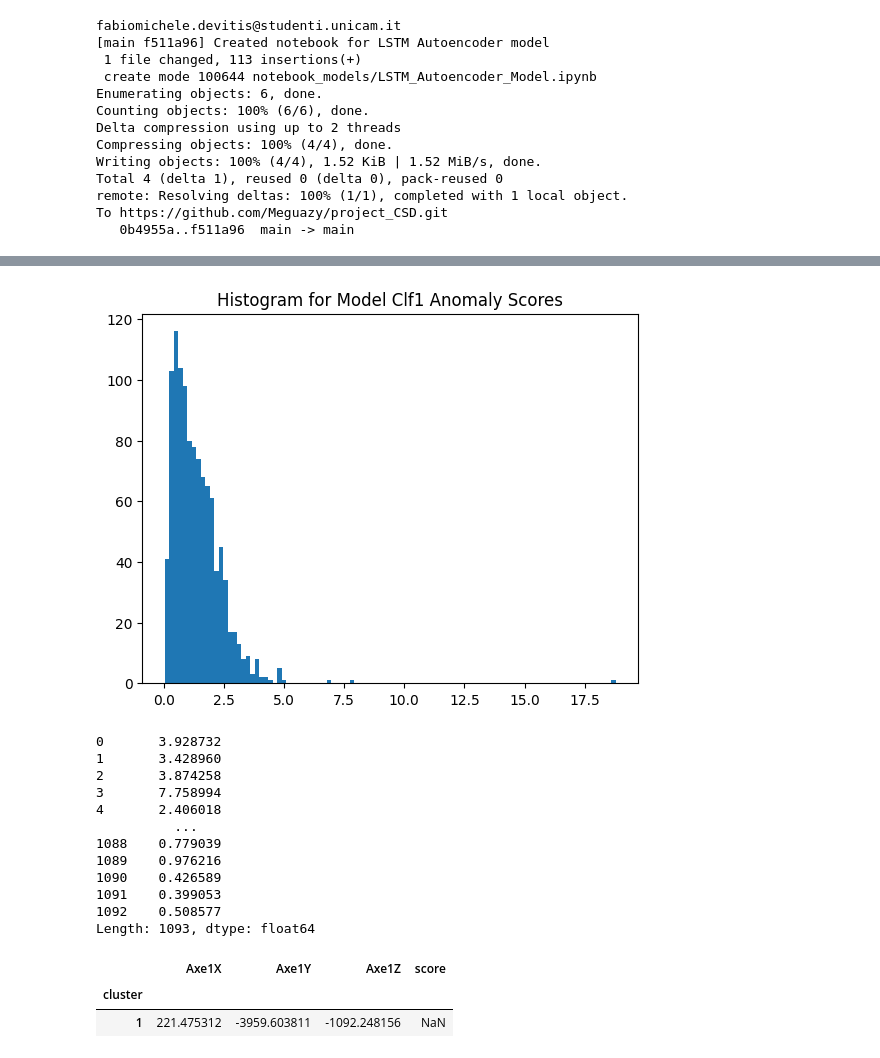
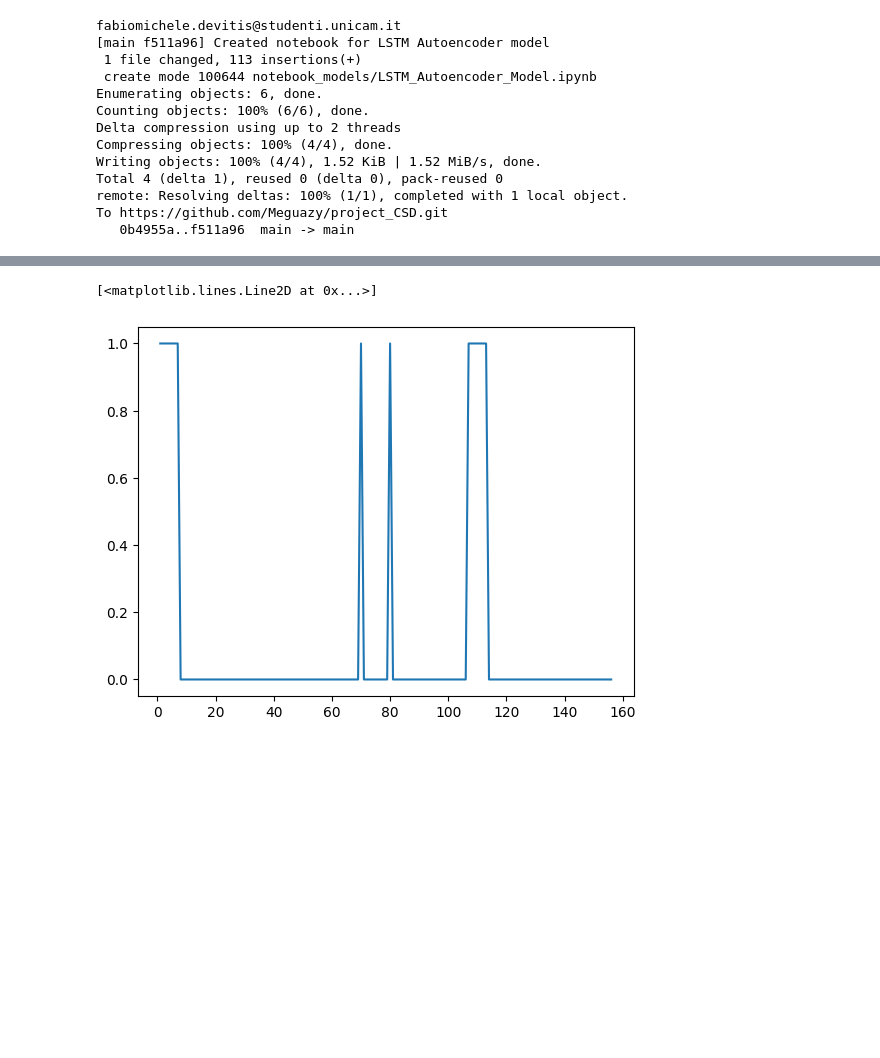
Before and after one commit to BianchiLuca28/project_CSD, a Jupyter notebook: notebook_models/VAE.ipynb, the cells around one changed output, grey strips where cells are left out. Cells and saved outputs as stored; diff of their text form; code cells hidden in the pictures; blank space fills up the shorter version.

```diff
--- a/notebook_models/VAE.ipynb
+++ b/notebook_models/VAE.ipynb
@@ -124,0 +55,24 @@ y_test_scores = pd.Series(y_test_scores)
+# %%
+from re import X
+import numpy as np
+import pandas as pd
+from pyod.models.vae import VAE
+from sklearn.preprocessing import StandardScaler
+
+X1 = pd.read_csv("data/processed_data/Caso1SingleAxes/norm_TS1.csv")
+X3 = pd.read_csv("data/processed_data/Caso1SingleAxes/norm_TS2.csv")
+
+X2 = pd.read_csv("data/processed_data/Caso2SingleAxes/norm_TS1.csv")
+X4 = pd.read_csv("data/processed_data/Caso2SingleAxes/norm_TS2.csv")
+
+X_1 = X1.loc[:, X1.columns != 'Acquisition Number']
+X_2 = X2.loc[:, X2.columns != 'Acquisition Number']
+X_3 = X1.loc[:, X3.columns != 'Acquisition Number']
+X_4 = X2.loc[:, X4.columns != 'Acquisition Number']
+
+X_1 = X_1.iloc[: , :1095]
+X_2 = X_2.iloc[: , :1095]
+X_3 = X_3.iloc[: , :1095]
+X_4 = X_1.iloc[: , :1095]
+
+X_1
@@ -124,0 +93,10 @@ y_test_scores = pd.Series(y_test_scores)
+# %%
+clf = VAE(epochs=100, batch_size=3, dropout_rate=0.1)
+
+clf.fit(pd.concat([X_1,X_3.head(50)], axis = 0))
+# %%
+a = clf.predict(pd.concat([X_1,X_3.head(50)], axis = 0))
+a
+import matplotlib.pyplot as plt
+plt.plot(np.arange(1,a.size+1),a)
+# %% [output]
@@ -124,0 +104,2 @@ y_test_scores = pd.Series(y_test_scores)
+[<matplotlib.lines.Line2D at 0x...>]
+[figure, added]
@@ -125,31 +123,9 @@ y_test_scores = pd.Series(y_test_scores)
 # %%
-# Plot it!
-import matplotlib.pyplot as plt
-plt.hist(y_test_scores, bins=100)
-plt.title("Histogram for Model Clf1 Anomaly Scores")
-plt.show()
-
+df_test = X_test.copy()
+df_test['score'] = y_test_scores
+df_test['cluster'] = np.where(df_test['score']>35, 0, 1)
+aa = df_test['cluster'].value_counts()
 print(y_test_scores)
-
-df_test = X4[['Axe1X', 'Axe1Y', 'Axe1Z']].copy()
-df_test['score'] = y_test_scores
-df_test['cluster'] = np.where(df_test['score']<6, 0, 1)
-df_test['cluster'].value_counts()
-df_test.groupby('cluster').mean()
+print(aa)
+df_test
+#df_test.groupby('cluster').mean()
-# %% [output]
-[figure, removed]
-0       3.928732
-1       3.428960
-2       3.874258
-3       7.758994
-4       2.406018
-          ...
-1088    0.779039
-1089    0.976216
-1090    0.426589
-1091    0.399053
-1092    0.508577
-Length: 1093, dtype: float64
-|  | Axe1X | Axe1Y | Axe1Z | score |
-| cluster |  |  |  |  |
-| 1 | 221.475312 | -3959.603811 | -1092.248156 | NaN |
```
Also changed, not shown: parts of 12 cells of this notebook.
